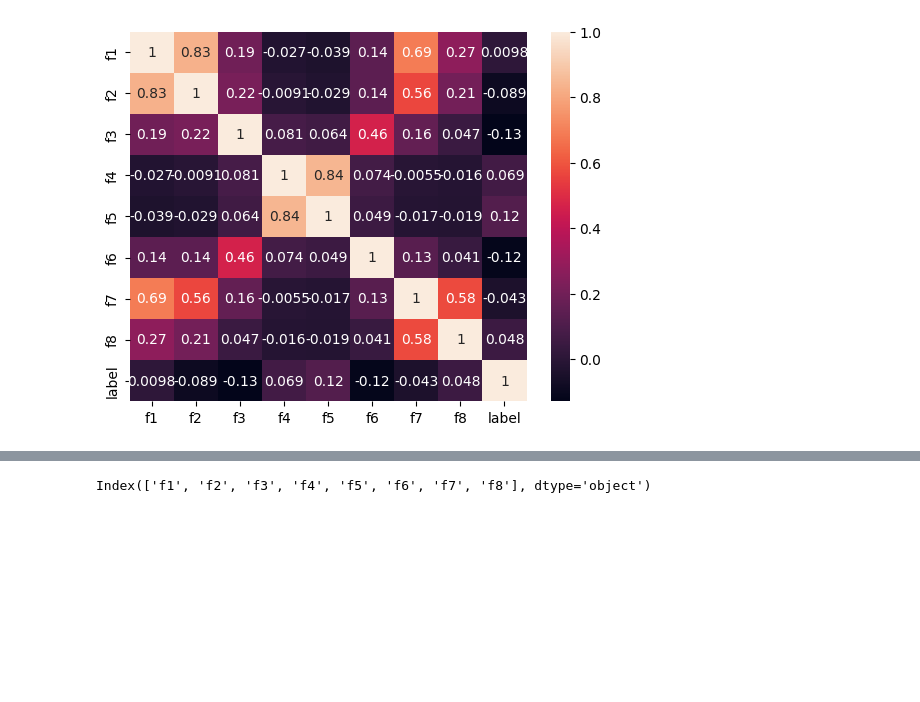
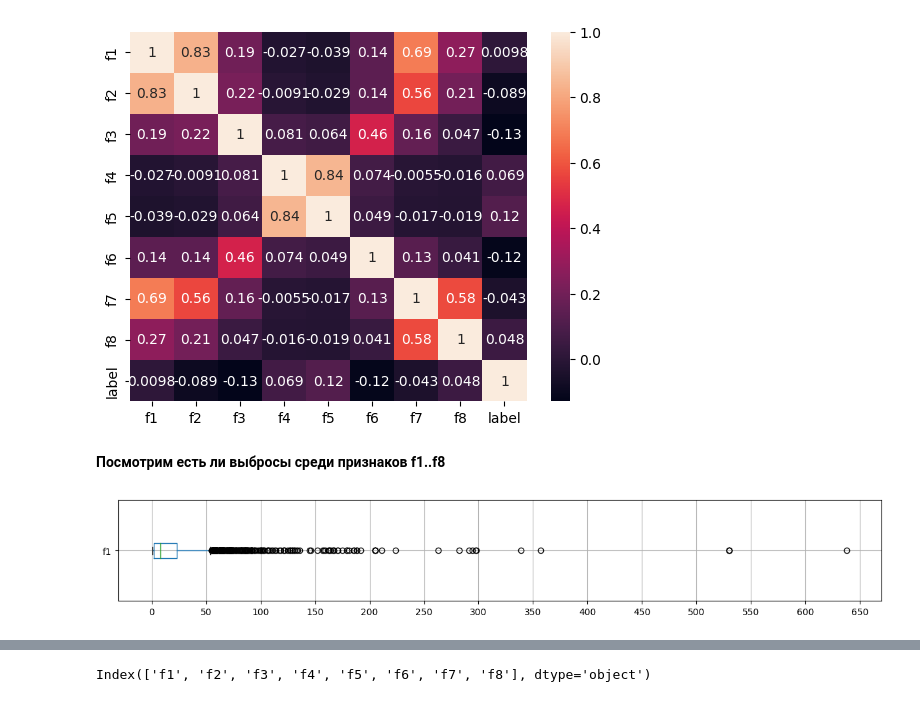
Before and after one commit to wyluilipe/wb_fakerecalls, a Jupyter notebook: mltask.ipynb, the cells around one changed output, grey strips where cells are left out. Cells and saved outputs as stored; diff of their text form; code cells hidden in the pictures; blank space fills up the shorter version.

Commit message:
added boxplots
changes in the 2nd part

```diff
--- a/mltask.ipynb
+++ b/mltask.ipynb
@@ -160,3 +161,11 @@ corr = df[['f1', 'f2', 'f3', 'f4', 'f5', 'f6', 'f7', 'f8', 'label']].corr()
 sns.heatmap(corr, annot=True);
 # %% [output]
 [figure]
+# %% [markdown]
+<b>Посмотрим есть ли выбросы среди признаков f1..f8</b>
+# %%
+df.boxplot('f1', vert=False, figsize=(15, 2))
+plt.xticks(np.arange(0, 700, 50))
+plt.show();
+# %% [output]
+[figure, added]
```
Also changed, not shown: parts of 11 cells of this notebook.
